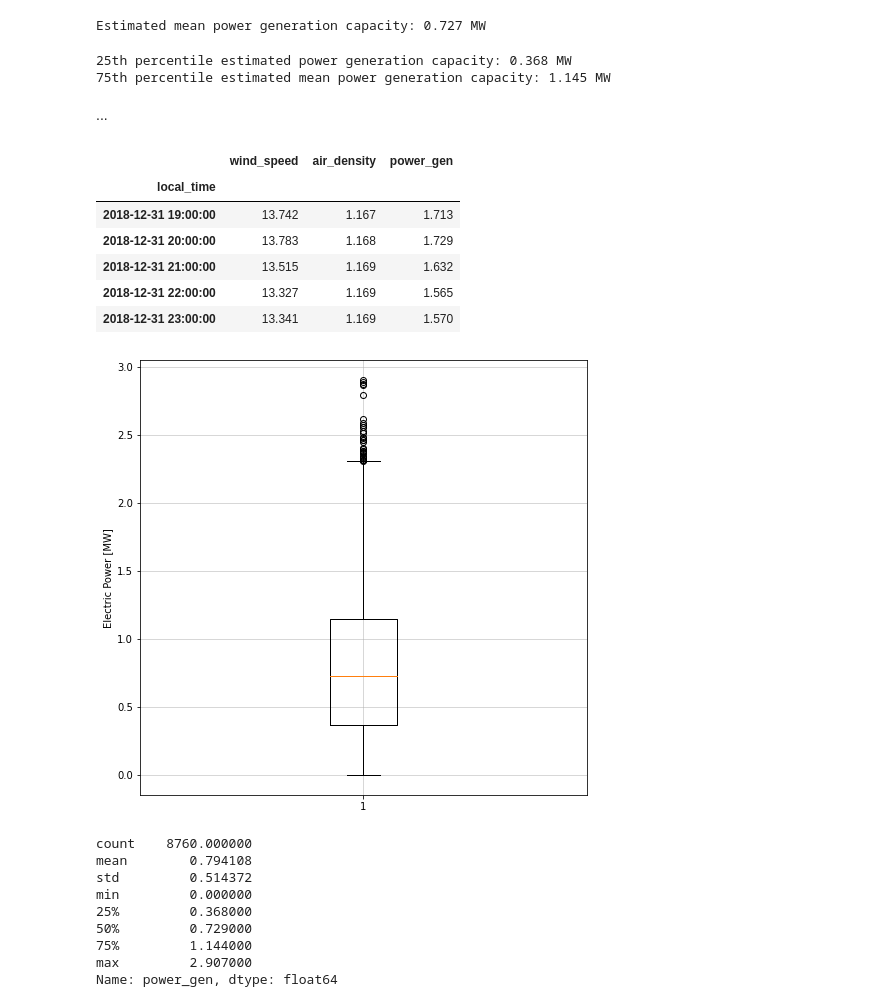
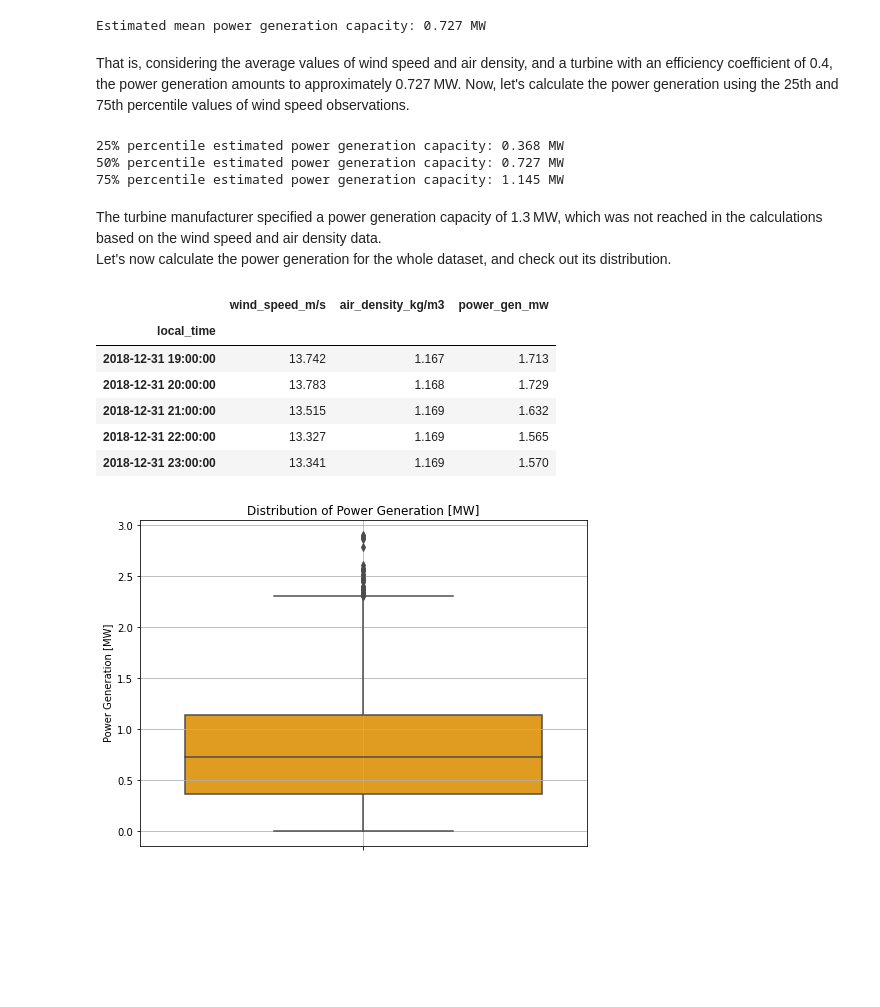
Before and after one commit to daniel-epm/guajira_wind_data, a Jupyter notebook: guajira_wind.ipynb, the cells around one changed output. Saved outputs shown, nothing was run; the diff lists cells and outputs as text; code cells hidden in the pictures; blank space fills up the shorter version.

```diff
--- a/guajira_wind.ipynb
+++ b/guajira_wind.ipynb
@@ -398,29 +442,36 @@ mean_power_gen = power_gen(air_density_mean, rs_area, wind_speed_p50, ec)
 print(f"Estimated mean power generation capacity: {mean_power_gen} MW")
 # %% [output]
 Estimated mean power generation capacity: 0.727 MW
+# %% [markdown]
+That is, considering the average values of wind speed and air density, and a turbine with an efficiency coefficient of 0.4, the power generation amounts to approximately 0.727 MW.
+Now, let's calculate the power generation using the 25th and 75th percentile values of wind speed observations.
 # %%
 # Repeating the process with the 25th and 75th percentiles of wind speed.
-wind_speed_p25 = np.quantile(wind_df["wind_speed"], 0.25)
-wind_speed_p75 = np.quantile(wind_df["wind_speed"], 0.75)
+wind_speed_p25 = np.quantile(wind_df["wind_speed_m/s"], 0.25)
+wind_speed_p75 = np.quantile(wind_df["wind_speed_m/s"], 0.75)
 
 power_gen_p25 = power_gen(air_density_mean, rs_area, wind_speed_p25, ec)
 power_gen_p75 = power_gen(air_density_mean, rs_area, wind_speed_p75, ec)
 
-print(f"25th percentile estimated power generation capacity: {power_gen_p25} MW")
-print(f"75th percentile estimated mean power generation capacity: {power_gen_p75} MW")
+print(f"25% percentile estimated power generation capacity: {power_gen_p25} MW")
+print(f"50% percentile estimated power generation capacity: {mean_power_gen } MW")
+print(f"75% percentile estimated power generation capacity: {power_gen_p75} MW")
 # %% [output]
-25th percentile estimated power generation capacity: 0.368 MW
-75th percentile estimated mean power generation capacity: 1.145 MW
+25% percentile estimated power generation capacity: 0.368 MW
+50% percentile estimated power generation capacity: 0.727 MW
+75% percentile estimated power generation capacity: 1.145 MW
-# %% [markdown]
-...
+# %% [markdown]
+The turbine manufacturer specified a power generation capacity of 1.3 MW, which was not reached in the calculations based on the wind speed and air density data.
+Let's now calculate the power generation for the whole dataset, and check out its distribution.
 # %%
+pd.options.display.float_format = "{:,.3f}".format
+
 wind_df_copy = wind_df.copy()
-
-wind_df_copy["power_gen"] = round((0.5 * wind_df_copy["air_density"] * rs_area * wind_df_copy["wind_speed"]**3 * ec) / 1000000, 3)
+wind_df_copy["power_gen_mw"] = (0.5 * wind_df_copy["air_density_kg/m3"] * rs_area * wind_df_copy["wind_speed_m/s"]**3 * ec) / 1000000
 
 wind_df_copy.head()
 # %% [output]
-|  | wind_speed | air_density | power_gen |
+|  | wind_speed_m/s | air_density_kg/m3 | power_gen_mw |
 | local_time |  |  |  |
 | 2018-12-31 19:00:00 | 13.742 | 1.167 | 1.713 |
 | 2018-12-31 20:00:00 | 13.783 | 1.168 | 1.729 |
@@ -428,21 +479,15 @@ wind_df_copy.head()
 | 2018-12-31 22:00:00 | 13.327 | 1.169 | 1.565 |
 | 2018-12-31 23:00:00 | 13.341 | 1.169 | 1.570 |
 # %%
-fig, ax = plt.subplots(figsize = (8,8))
-ax.boxplot(wind_df_copy["power_gen"])
-ax.set_ylabel("Electric Power [MW]")
-ax.grid(linewidth=0.5)
+fig, ax = plt.subplots(figsize = (8,6))
+
+sns.boxplot(data= wind_df_copy,
+            y = 'power_gen_mw',
+            color= 'orange')
+ax.set_ylabel("Power Generation [MW]")
+ax.set_title("Distribution of Power Generation [MW]")
+ax.grid(linewidth= 0.8)
+
 plt.show()
-
-print(wind_df_copy["power_gen"].describe())
 # %% [output]
-[figure, old version]
+[figure, new version]
-count    8760.000000
-mean        0.794108
-std         0.514372
-min         0.000000
-25%         0.368000
-50%         0.729000
-75%         1.144000
-max         2.907000
-Name: power_gen, dtype: float64
```
Also changed, not shown: parts of 21 cells of this notebook.
